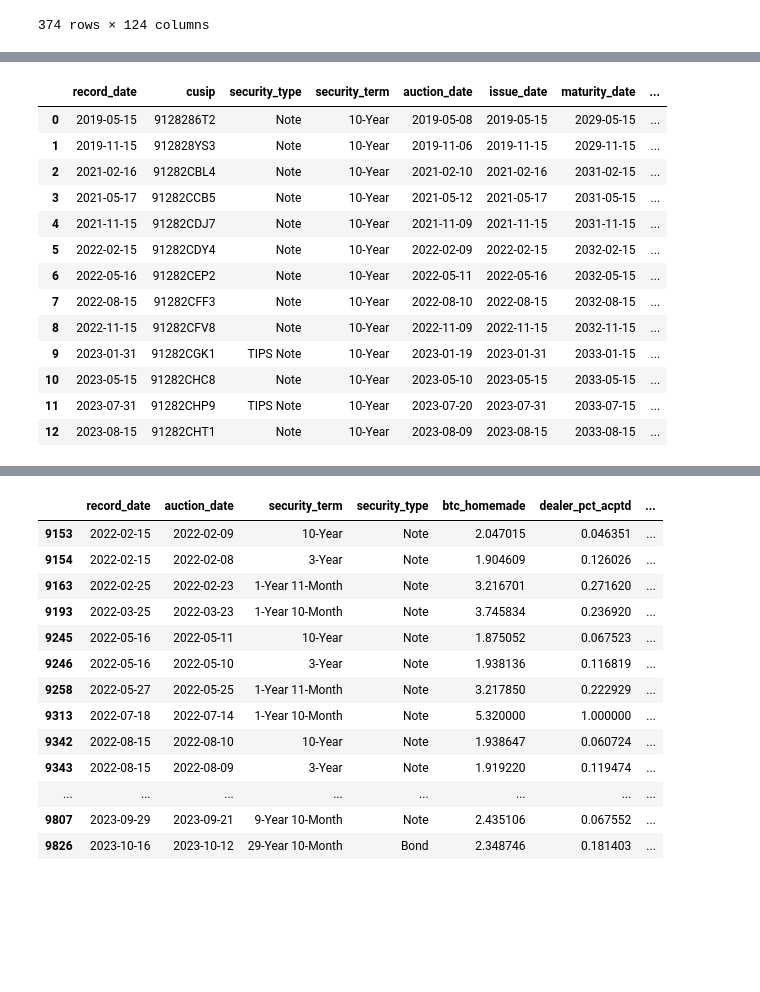
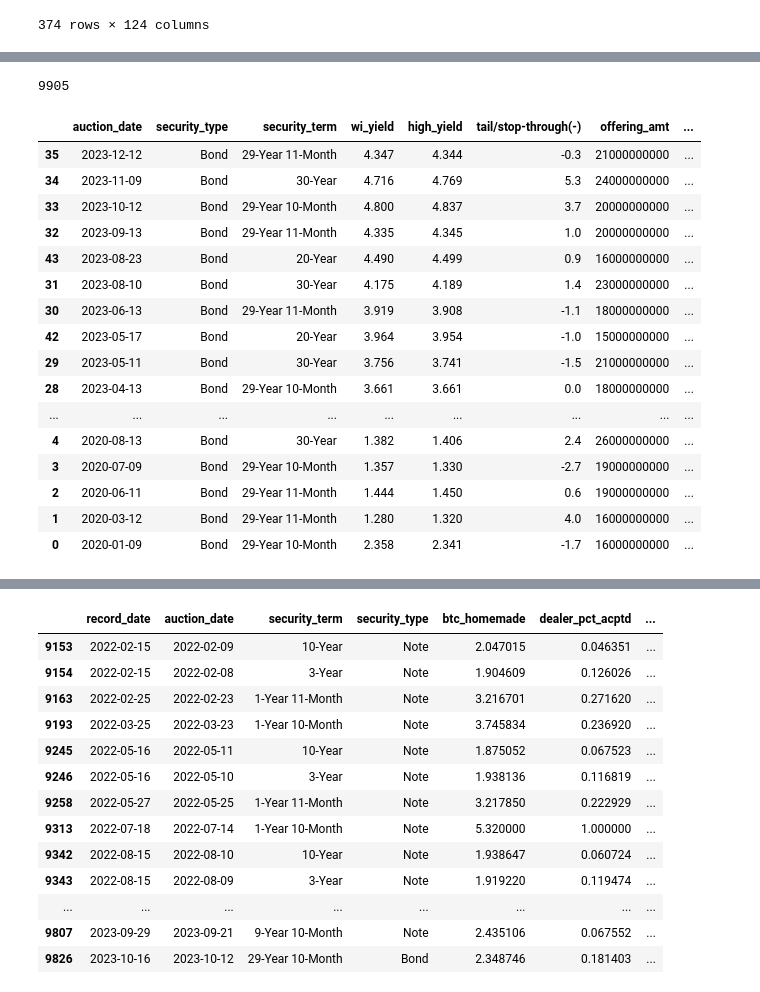
Before and after one commit to colton-22/finra, a Jupyter notebook: untitled.ipynb, the cells around one changed output, grey strips where cells are left out. Drawn from its saved outputs; the diff is of its cells as text; code cells hidden in the pictures; blank space fills up the shorter version.

```diff
--- a/untitled.ipynb
+++ b/untitled.ipynb
@@ -358,21 +473,52 @@ entries_df
-# %%
-query = 'SELECT * FROM ten_year_df'
-df_from_db = pd.read_sql_query(query, engine)
-date_columns_to_convert = ['record_date', 'auction_date', 'issue_date', 'maturity_date']
-df_from_db[date_columns_to_convert] = df_from_db[date_columns_to_convert].apply(pd.to_datetime, errors='coerce')
-df_from_db
-# %% [output]
-|  | record_date | cusip | security_type | security_term | auction_date | issue_date | maturity_date | ... |
-| 0 | 2019-05-15 | 9128286T2 | Note | 10-Year | 2019-05-08 | 2019-05-15 | 2029-05-15 | ... |
-| 1 | 2019-11-15 | 912828YS3 | Note | 10-Year | 2019-11-06 | 2019-11-15 | 2029-11-15 | ... |
-| 2 | 2021-02-16 | 91282CBL4 | Note | 10-Year | 2021-02-10 | 2021-02-16 | 2031-02-15 | ... |
-| 3 | 2021-05-17 | 91282CCB5 | Note | 10-Year | 2021-05-12 | 2021-05-17 | 2031-05-15 | ... |
-| 4 | 2021-11-15 | 91282CDJ7 | Note | 10-Year | 2021-11-09 | 2021-11-15 | 2031-11-15 | ... |
-| 5 | 2022-02-15 | 91282CDY4 | Note | 10-Year | 2022-02-09 | 2022-02-15 | 2032-02-15 | ... |
-| 6 | 2022-05-16 | 91282CEP2 | Note | 10-Year | 2022-05-11 | 2022-05-16 | 2032-05-15 | ... |
-| 7 | 2022-08-15 | 91282CFF3 | Note | 10-Year | 2022-08-10 | 2022-08-15 | 2032-08-15 | ... |
-| 8 | 2022-11-15 | 91282CFV8 | Note | 10-Year | 2022-11-09 | 2022-11-15 | 2032-11-15 | ... |
-| 9 | 2023-01-31 | 91282CGK1 | TIPS Note | 10-Year | 2023-01-19 | 2023-01-31 | 2033-01-15 | ... |
-| 10 | 2023-05-15 | 91282CHC8 | Note | 10-Year | 2023-05-10 | 2023-05-15 | 2033-05-15 | ... |
-| 11 | 2023-07-31 | 91282CHP9 | TIPS Note | 10-Year | 2023-07-20 | 2023-07-31 | 2033-07-15 | ... |
-| 12 | 2023-08-15 | 91282CHT1 | Note | 10-Year | 2023-08-09 | 2023-08-15 | 2033-08-15 | ... |
+# %%
+# pip install sqlalchemy
+# from sqlalchemy import create_engine
+# thirty_year_df = your_dataframe2
+# Replace 'sqlite:///your_database.db' with the appropriate connection string for other databases
+engine = create_engine('sqlite:///your_database.db')
+df_from_db2.to_sql('df_bond_auction_test', engine, index=False, if_exists='replace')
+# %% [output]
+9905
+# %%
+# query = '''
+#     SELECT * FROM thirty_year_df
+#     UNION ALL
+#     SELECT * FROM twenty_year_df
+#     UNION ALL
+#     SELECT * FROM ten_year_df
+#     UNION ALL
+#     SELECT * FROM five_year_df
+# '''
+
+# combined_df = pd.read_sql_query(query, engine)
+# df_from_db = pd.read_sql_query(query, engine)
+# date_columns_to_convert = ['record_date', 'auction_date', 'issue_date', 'maturity_date']
+# df_from_db[date_columns_to_convert] = df_from_db[date_columns_to_convert].apply(pd.to_datetime, errors='coerce')
+int_columns_to_convert = ['offering_amt', 'primary_dealer_accepted', 'primary_dealer_tendered',
+                          'direct_bidder_tendered','direct_bidder_accepted']
+df_from_db['direct_bidder_acptd_pct_of_offered'] = ((df_from_db['direct_bidder_accepted'] / df_from_db['offering_amt']) * 100)
+df_from_db['direct_bidder_tendered_pct_of_offered'] = ((df_from_db['direct_bidder_tendered'] / df_from_db['offering_amt']) * 100)
+
+
+df_from_db[int_columns_to_convert] = df_from_db[int_columns_to_convert].astype(int)
+df_from_db['dealer_pct_acptd'] = ((df_from_db['primary_dealer_accepted'] / df_from_db['offering_amt']) * 100)
+df_from_db[['auction_date','security_type','security_term', 'wi_yield', 'high_yield','tail/stop-through(-)','offering_amt','direct_bidder_accepted','direct_bidder_tendered','direct_bidder_tendered_pct_of_offered','direct_bidder_acptd_pct_of_offered',
+]].sort_values(by='auction_date', ascending=False).loc[df_from_db['security_type'] == 'Bond']
+# %% [output]
+|  | auction_date | security_type | security_term | wi_yield | high_yield | tail/stop-through(-) | offering_amt | ... |
+| 35 | 2023-12-12 | Bond | 29-Year 11-Month | 4.347 | 4.344 | -0.3 | 21000000000 | ... |
+| 34 | 2023-11-09 | Bond | 30-Year | 4.716 | 4.769 | 5.3 | 24000000000 | ... |
+| 33 | 2023-10-12 | Bond | 29-Year 10-Month | 4.800 | 4.837 | 3.7 | 20000000000 | ... |
+| 32 | 2023-09-13 | Bond | 29-Year 11-Month | 4.335 | 4.345 | 1.0 | 20000000000 | ... |
+| 43 | 2023-08-23 | Bond | 20-Year | 4.490 | 4.499 | 0.9 | 16000000000 | ... |
+| 31 | 2023-08-10 | Bond | 30-Year | 4.175 | 4.189 | 1.4 | 23000000000 | ... |
+| 30 | 2023-06-13 | Bond | 29-Year 11-Month | 3.919 | 3.908 | -1.1 | 18000000000 | ... |
+| 42 | 2023-05-17 | Bond | 20-Year | 3.964 | 3.954 | -1.0 | 15000000000 | ... |
+| 29 | 2023-05-11 | Bond | 30-Year | 3.756 | 3.741 | -1.5 | 21000000000 | ... |
+| 28 | 2023-04-13 | Bond | 29-Year 10-Month | 3.661 | 3.661 | 0.0 | 18000000000 | ... |
+| ... | ... | ... | ... | ... | ... | ... | ... | ... |
+| 4 | 2020-08-13 | Bond | 30-Year | 1.382 | 1.406 | 2.4 | 26000000000 | ... |
+| 3 | 2020-07-09 | Bond | 29-Year 10-Month | 1.357 | 1.330 | -2.7 | 19000000000 | ... |
+| 2 | 2020-06-11 | Bond | 29-Year 11-Month | 1.444 | 1.450 | 0.6 | 19000000000 | ... |
+| 1 | 2020-03-12 | Bond | 29-Year 11-Month | 1.280 | 1.320 | 4.0 | 16000000000 | ... |
+| 0 | 2020-01-09 | Bond | 29-Year 10-Month | 2.358 | 2.341 | -1.7 | 16000000000 | ... |
```
Also changed, not shown: parts of 12 cells of this notebook.
